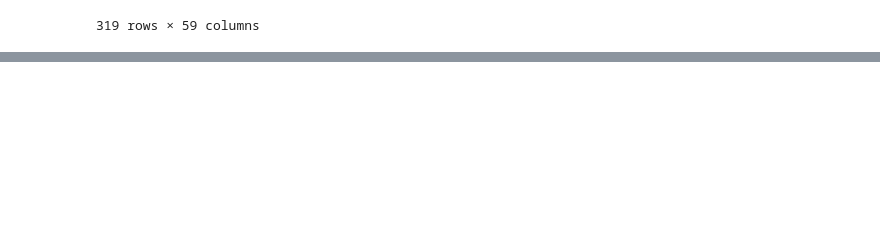
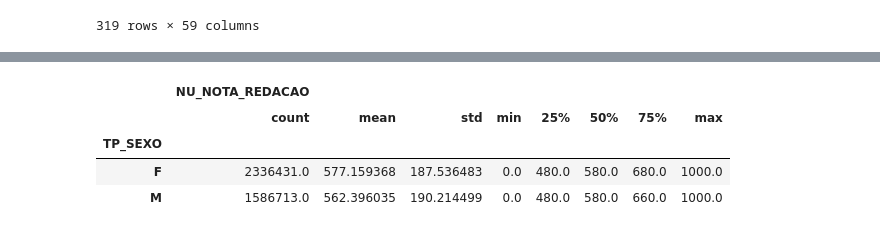
Before and after one commit to Lz-Rod/analise_de_dados_Python_Enem_2019, a Jupyter notebook: develop/programa/Analise - Enem 2019.ipynb, the cells around one changed output, grey strips where cells are left out. Drawn from its saved outputs; the diff is of its cells as text; code cells hidden in the pictures; blank space fills up the shorter version.

Commit message:
Feito análise socioeconômica utilizando métodos filter(), groupby(), count(), sort_values() do pandas

```diff
--- a/develop/programa/Analise - Enem 2019.ipynb
+++ b/develop/programa/Analise - Enem 2019.ipynb
@@ -257,3 +257,7 @@ mulheres_cegueira
 | 5065619 | Niterói | RJ | 36 | F | 1 | 2 | ... |
 | 5073647 | Duque de Caxias | RJ | 19 | F | 1 | 3 | ... |
 319 rows × 59 columns
+# %%
+colunasSelecionadas = ['TP_SEXO', 'NU_NOTA_REDACAO']
+# %%
+microdadosSelecionadosRedacao = microdadosEnem.filter(items=colunasSelecionadas)
@@ -259,0 +273,3 @@ mulheres_cegueira
+# %%
+microdadosSelecionadosRedacao = microdadosSelecionadosRedacao.dropna()
+#remove os NaN do dataset
@@ -259,0 +351,8 @@ mulheres_cegueira
+# %%
+microdadosSelecionadosRedacao.groupby('TP_SEXO').describe()
+# %% [output]
+|  | NU_NOTA_REDACAO |  |  |  |  |  |  |  |
+|  | count | mean | std | min | 25% | 50% | 75% | max |
+| TP_SEXO |  |  |  |  |  |  |  |  |
+| F | 2336431.0 | 577.159368 | 187.536483 | 0.0 | 480.0 | 580.0 | 680.0 | 1000.0 |
+| M | 1586713.0 | 562.396035 | 190.214499 | 0.0 | 480.0 | 580.0 | 660.0 | 1000.0 |
```
Also changed, not shown: parts of 11 cells of this notebook, 2 other files.
